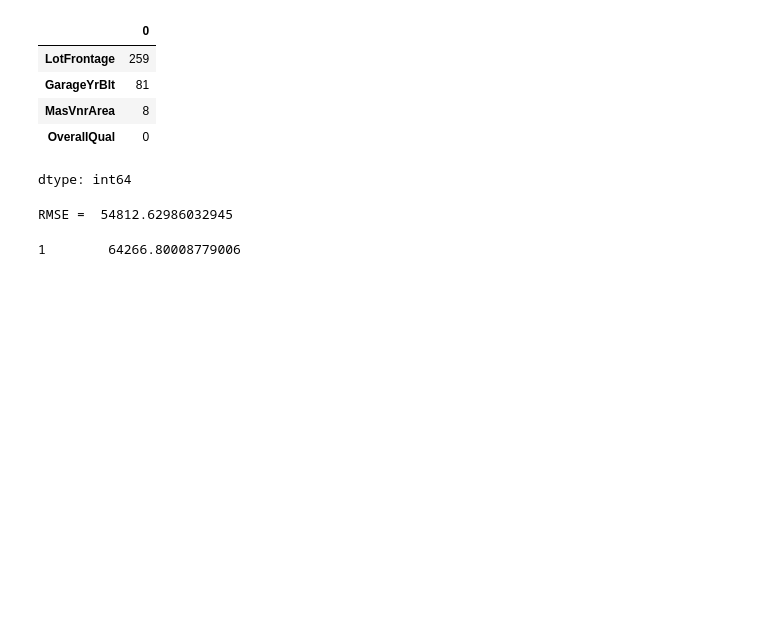
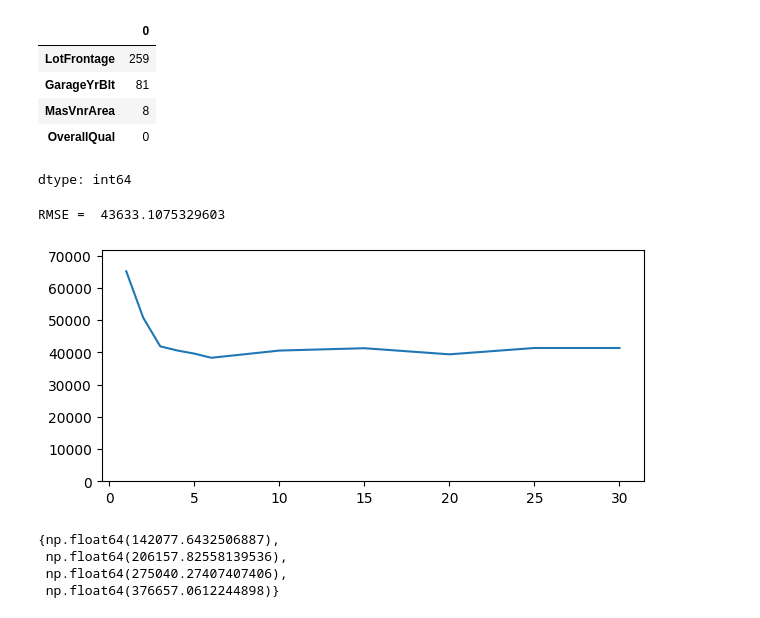
Before and after one commit to alexander-mirea/ML2025, a Jupyter notebook: Практика 5.ipynb, the cells around one changed output. Saved outputs shown, nothing was run; the diff lists cells and outputs as text; code cells hidden in the pictures; blank space fills up the shorter version.

```diff
--- a/Практика 5.ipynb
+++ b/Практика 5.ipynb
@@ -253,18 +253,36 @@ y = df['SalePrice']
 
 X_train, X_test, y_train, y_test = train_test_split(X, y, test_size = 0.2, random_state=42)
 
-clf = DecisionTreeClassifier(criterion='entropy', random_state=0) #42
+clf = DecisionTreeRegressor(criterion='squared_error', random_state=0) #42
 clf.fit(X_train, y_train)
 
 y_pred = clf.predict(X_test)
 print('RMSE = ', np.sqrt(metrics.mean_squared_error(y_test, y_pred)))
 # %% [output]
-RMSE =  54812.62986032945
+RMSE =  43633.1075329603
 # %%
-for depth in [1, 2, 3, 5, 6, 10, 15, 20, None]:
-    dt = DecisionTreeClassifier(max_depth=depth, criterion='entropy', random_state=0)
+y = [1, 2, 3, 4, 5, 6, 10, 15, 20, 25, 30]
+x = []
+for depth in y:
+    dt = DecisionTreeRegressor(max_depth=depth, criterion='squared_error', random_state=42)
     dt.fit(X_train, y_train)
     y_pred = dt.predict(X_test)
-    print(depth, '\t', np.sqrt(metrics.mean_squared_error(y_test, y_pred)))
+    x.append(np.sqrt(metrics.mean_squared_error(y_test, y_pred)))
+
+plt.figure(figsize=(7,3))
+plt.ylim(0,max(x)*1.1)
+plt.plot(y,x)
+plt.show()
 # %% [output]
-1        64266.80008779006
+[figure, added]
+# %%
+dt = DecisionTreeRegressor(max_depth=2, criterion='squared_error', random_state=0)
+dt.fit(X_train, y_train)
+y_pred = dt.predict(X_test)
+
+set(y_pred)
+# %% [output]
+{np.float64(142077.6432506887),
+ np.float64(206157.82558139536),
+ np.float64(275040.27407407406),
+ np.float64(376657.0612244898)}
```
Also changed, not shown: parts of 5 cells of this notebook.
